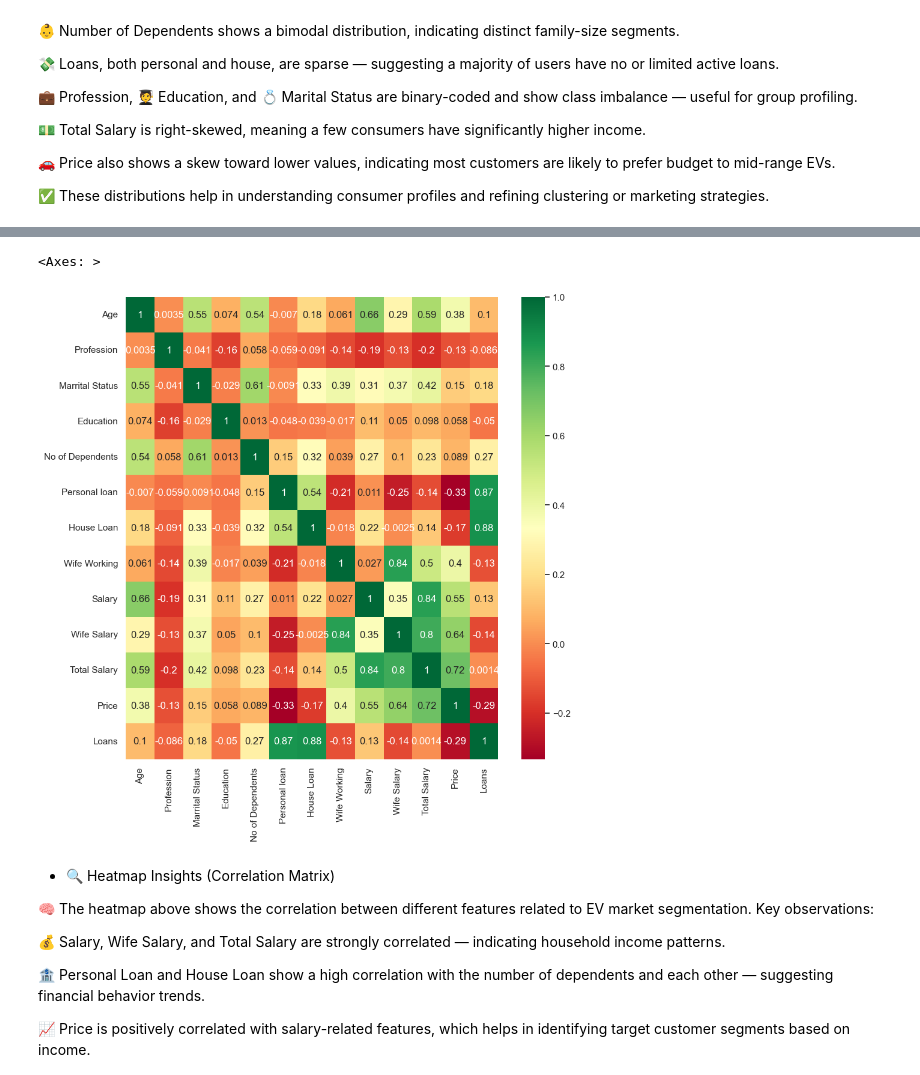
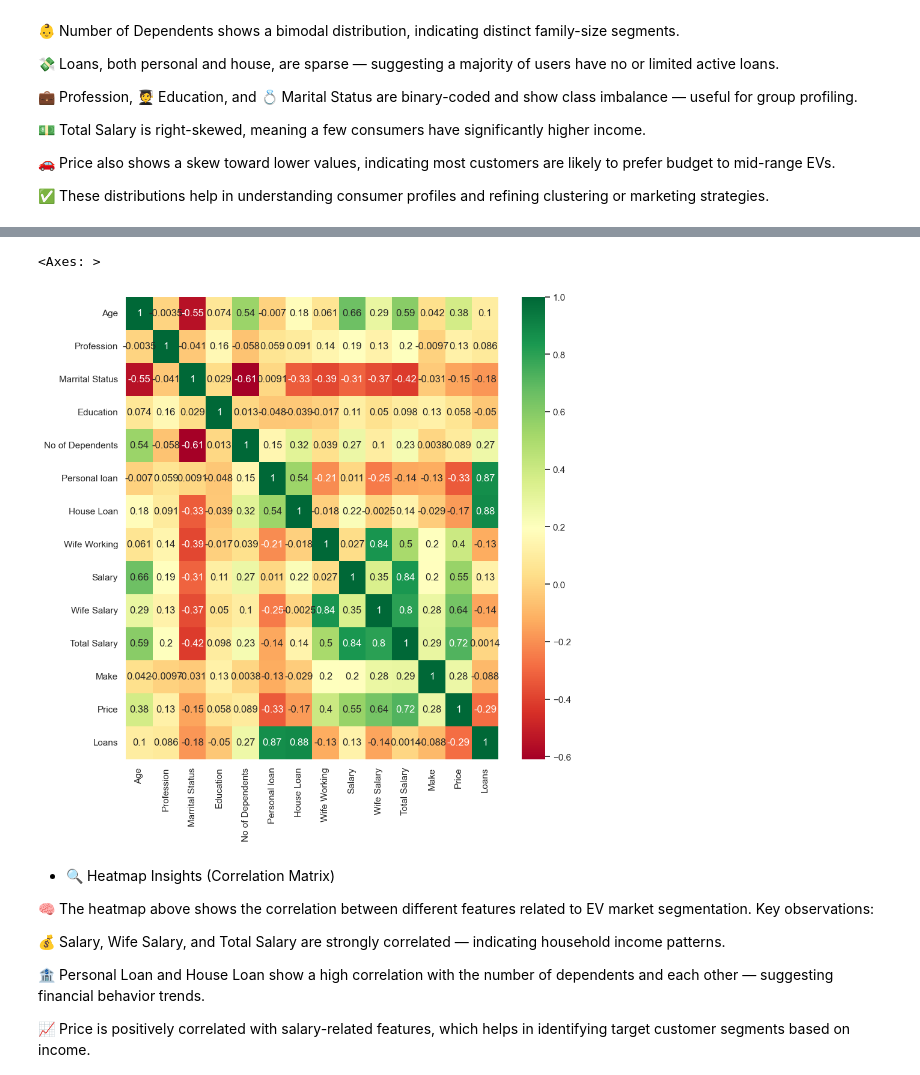
Before and after one commit to joyashre/EV-Market-Segmentation, a Jupyter notebook: EV_market.ipynb, the cells around one changed output, grey strips where cells are left out. Saved outputs shown, nothing was run; the diff lists cells and outputs as text; code cells hidden in the pictures.

```diff
--- a/EV_market.ipynb
+++ b/EV_market.ipynb
@@ -155,10 +165,13 @@ Make                  Baleno
 Price                 700000
 Name: 11, dtype: object
 # %%
-encoding = {"Profession":{"Salaried":0 , "Business":1},
-            "Marrital Status":{"Single":0,"Married":1},
-            "Education":{"Graduate":0,"Post Graduate":1},
-            "Personal loan":{"No":0,"Yes":1},
-            "House Loan":{"No":0,"Yes":1},
-            "Wife Working":{"No":0,"Yes":1}
-            }
+# Initialize the LabelEncoder
+encoder = LabelEncoder()
+
+# Apply LabelEncoder to each categorical column in the DataFrame
+data_encoded = data.copy()  # Make a copy of the original DataFrame to preserve it
+for column in data_encoded.select_dtypes(include=['object', 'category']).columns:
+    data_encoded[column] = encoder.fit_transform(data_encoded[column])
+
+# Now df_encoded contains the encoded values
+data_encoded.head()
@@ -165,3 +184,0 @@ encoding = {"Profession":{"Salaried":0 , "Business":1},
-# %%
-data = data.replace(encoding)
-data.head()
@@ -180,3 +185,3 @@ We explored loan patterns, profession types, and consumer demographics through i
 # %%
-data['Loans']= data['Personal loan']+data['House Loan']
+data_encoded['Loans']= data_encoded['Personal loan']+data_encoded['House Loan']
 # %%
@@ -219,12 +243,12 @@ These insights reveal patterns in buying behavior and lifestyle choices 🚘🧠
 # %%
 plt.figure(1,figsize=(15,7))
 n=0
-for cols in ['Age','No of Dependents','Loans', 'Profession','Marrital Status','Education','Total Salary','Price']:
+for cols in ['Age','No of Dependents','Salary','Wife Salary','Total Salary','Price']:
     n+=1
-    plt.subplot(1,8,n)
+    plt.subplot(1,6,n)
     sns.set(style='whitegrid')
     plt.subplots_adjust(hspace=0.5,wspace=0.5)
-    sns.violinplot(x=cols,y='Make',data=data)
+    sns.violinplot(x=cols,y='Make',data= data)
     plt.ylabel("Make" if n==1 else '')
     plt.title('Violin Plot')
 # %% [output]
@@ -425,9 +427,9 @@ df.head()
 # %%
 plt.figure(figsize=(10,10))
-sns.heatmap(df.corr(), annot=True, cmap='RdYlGn')
+sns.heatmap(data_encoded.corr(), annot=True, cmap='RdYlGn')
 # %% [output]
 <Axes: >
-[figure, old version]
+[figure, new version]
 # %% [markdown]
 * 🔍 Heatmap Insights (Correlation Matrix)
 
```
Also changed, not shown: parts of 49 cells of this notebook, 1 other file.
